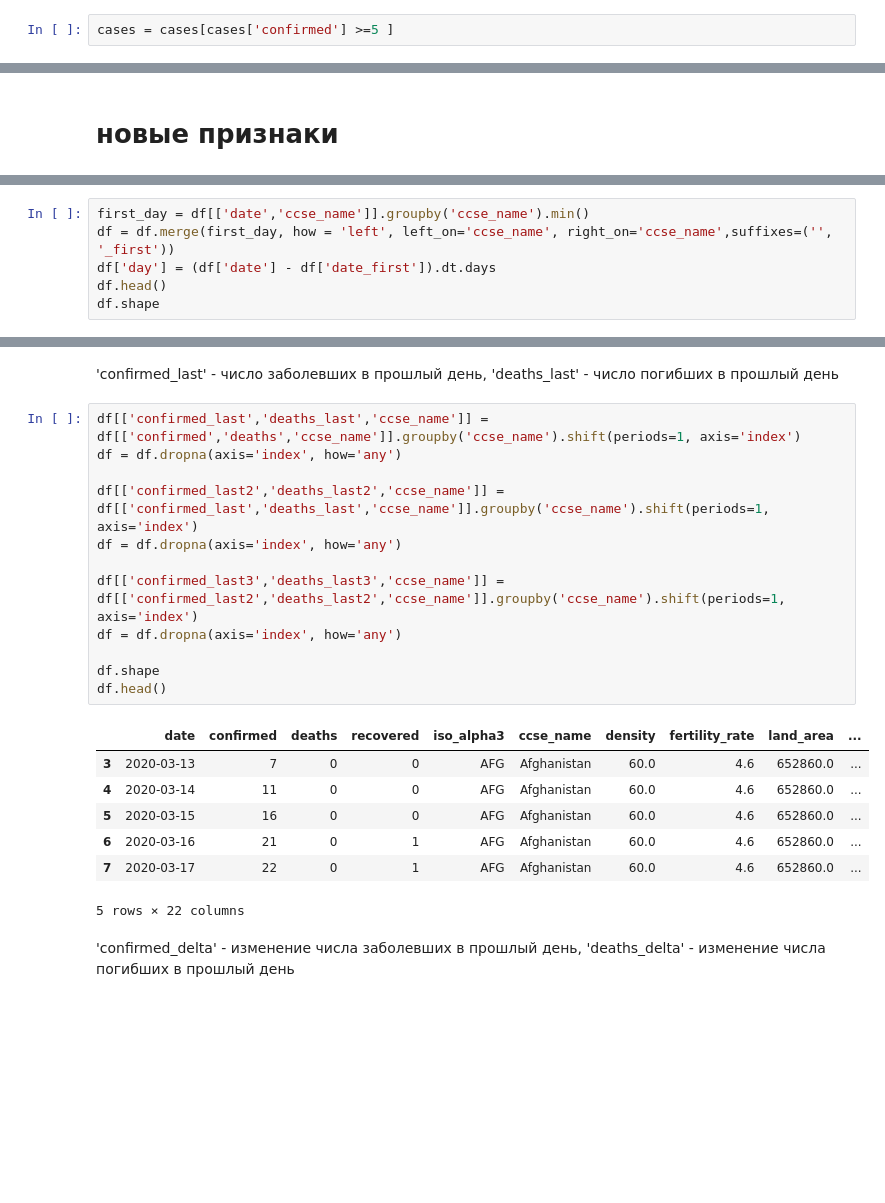
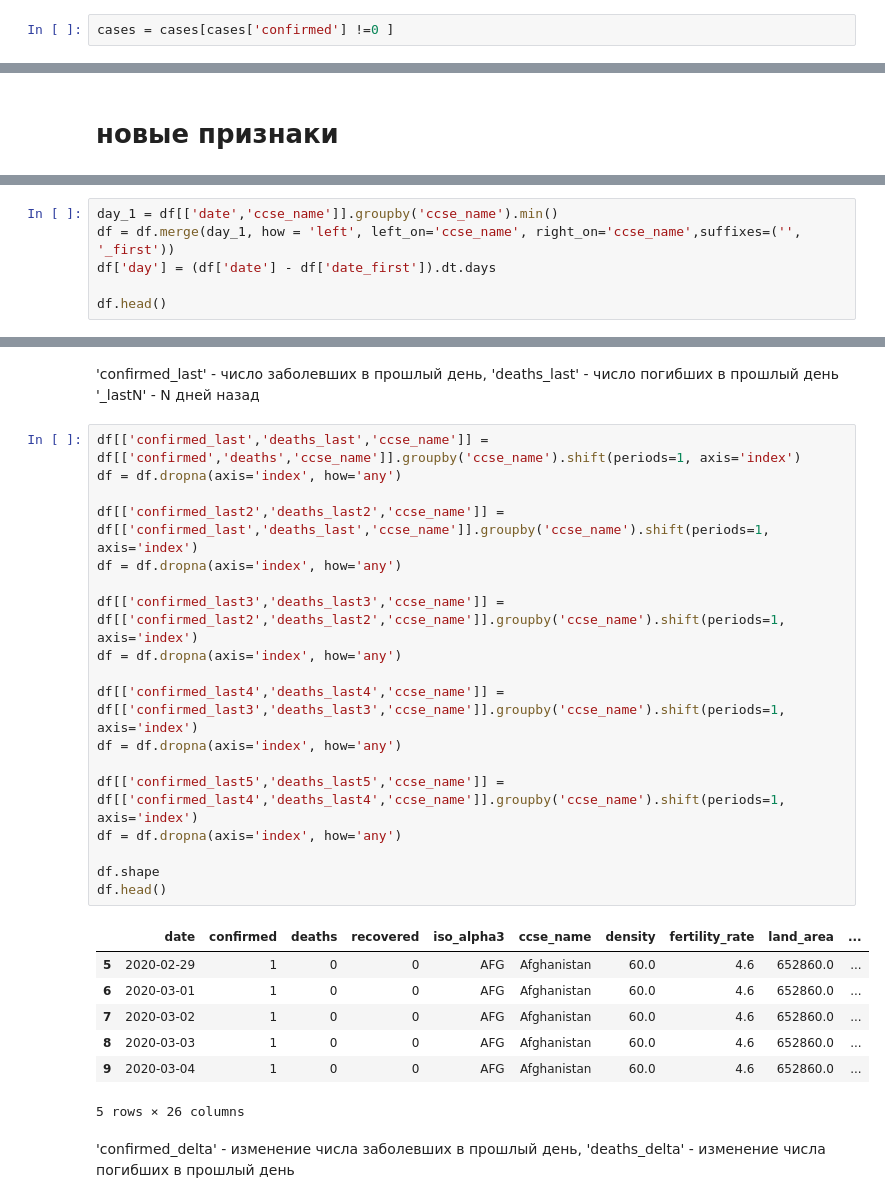
Before and after one commit to 5000factorial/COVID_models, a Jupyter notebook: covid_predict.ipynb, the cells around one changed output, grey strips where cells are left out. Drawn from its saved outputs; the diff is of its cells as text; blank space fills up the shorter version.

```diff
--- a/covid_predict.ipynb
+++ b/covid_predict.ipynb
@@ -62,7 +63,7 @@ cases.head()
 # %% [markdown]
 удалить дни без зараженных
 # %%
-cases = cases[cases['confirmed'] >=5 ]
+cases = cases[cases['confirmed'] !=0 ]
 # %% [markdown]
 ## данные о регионах
 # %%
@@ -125,7 +126,7 @@ df.head()
 # %%
-first_day = df[['date','ccse_name']].groupby('ccse_name').min()
-df = df.merge(first_day, how = 'left', left_on='ccse_name', right_on='ccse_name',suffixes=('', '_first'))
+day_1 = df[['date','ccse_name']].groupby('ccse_name').min()
+df = df.merge(day_1, how = 'left', left_on='ccse_name', right_on='ccse_name',suffixes=('', '_first'))
 df['day'] = (df['date'] - df['date_first']).dt.days
+
 df.head()
-df.shape
 # %% [output]
@@ -133,26 +139,33 @@ df.shape
 # %% [markdown]
 'confirmed_last' - число заболевших в прошлый день,
 'deaths_last' - число погибших в прошлый день
+'_lastN' - N дней назад
 # %%
 df[['confirmed_last','deaths_last','ccse_name']] = df[['confirmed','deaths','ccse_name']].groupby('ccse_name').shift(periods=1, axis='index')
 df = df.dropna(axis='index', how='any')
 
 df[['confirmed_last2','deaths_last2','ccse_name']] = df[['confirmed_last','deaths_last','ccse_name']].groupby('ccse_name').shift(periods=1, axis='index')
 df = df.dropna(axis='index', how='any')
 
 df[['confirmed_last3','deaths_last3','ccse_name']] = df[['confirmed_last2','deaths_last2','ccse_name']].groupby('ccse_name').shift(periods=1, axis='index')
 df = df.dropna(axis='index', how='any')
 
+df[['confirmed_last4','deaths_last4','ccse_name']] = df[['confirmed_last3','deaths_last3','ccse_name']].groupby('ccse_name').shift(periods=1, axis='index')
+df = df.dropna(axis='index', how='any')
+
+df[['confirmed_last5','deaths_last5','ccse_name']] = df[['confirmed_last4','deaths_last4','ccse_name']].groupby('ccse_name').shift(periods=1, axis='index')
+df = df.dropna(axis='index', how='any')
+
 df.shape
 df.head()
 # %% [output]
 |  | date | confirmed | deaths | recovered | iso_alpha3 | ccse_name | density | fertility_rate | land_area | ... |
-| 3 | 2020-03-13 | 7 | 0 | 0 | AFG | Afghanistan | 60.0 | 4.6 | 652860.0 | ... |
-| 4 | 2020-03-14 | 11 | 0 | 0 | AFG | Afghanistan | 60.0 | 4.6 | 652860.0 | ... |
-| 5 | 2020-03-15 | 16 | 0 | 0 | AFG | Afghanistan | 60.0 | 4.6 | 652860.0 | ... |
-| 6 | 2020-03-16 | 21 | 0 | 1 | AFG | Afghanistan | 60.0 | 4.6 | 652860.0 | ... |
-| 7 | 2020-03-17 | 22 | 0 | 1 | AFG | Afghanistan | 60.0 | 4.6 | 652860.0 | ... |
+| 5 | 2020-02-29 | 1 | 0 | 0 | AFG | Afghanistan | 60.0 | 4.6 | 652860.0 | ... |
+| 6 | 2020-03-01 | 1 | 0 | 0 | AFG | Afghanistan | 60.0 | 4.6 | 652860.0 | ... |
+| 7 | 2020-03-02 | 1 | 0 | 0 | AFG | Afghanistan | 60.0 | 4.6 | 652860.0 | ... |
+| 8 | 2020-03-03 | 1 | 0 | 0 | AFG | Afghanistan | 60.0 | 4.6 | 652860.0 | ... |
+| 9 | 2020-03-04 | 1 | 0 | 0 | AFG | Afghanistan | 60.0 | 4.6 | 652860.0 | ... |
-5 rows × 22 columns
+5 rows × 26 columns
 # %% [markdown]
 'confirmed_delta' - изменение числа заболевших в прошлый день,
 'deaths_delta' - изменение числа погибших в прошлый день
```
Also changed, not shown: parts of 17 cells of this notebook.
